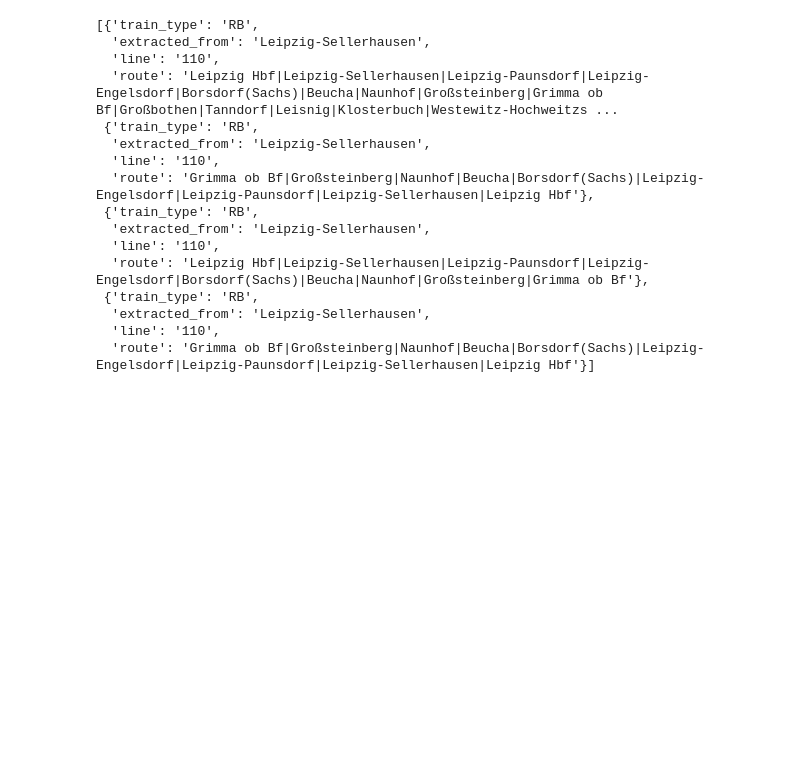
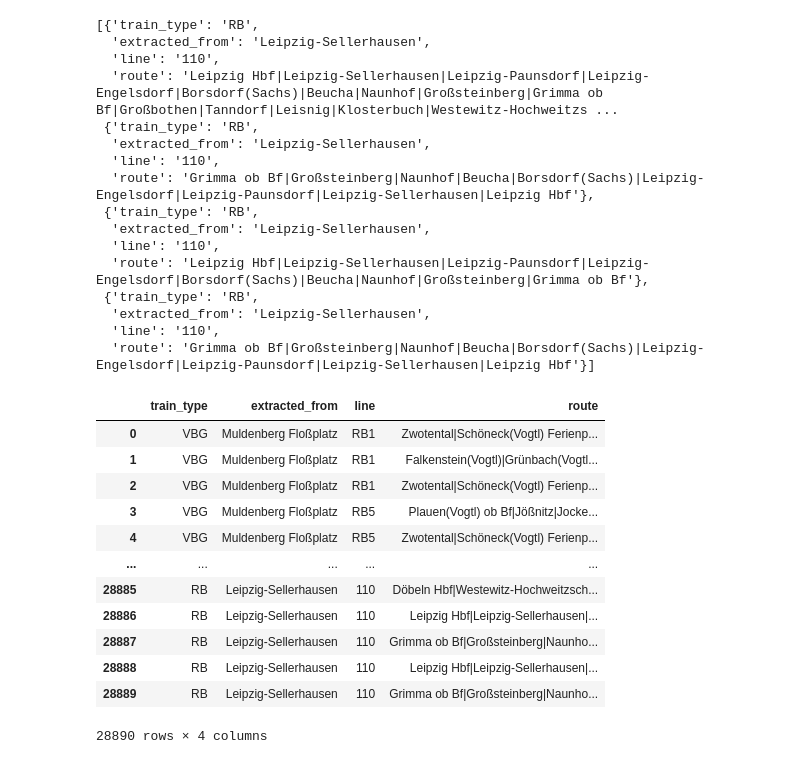
Before and after one commit to rbergm/git-seminar, a Jupyter notebook: src/main/python/Bahn API to rail network conversion.ipynb, the cells around one changed output. Cells and saved outputs as stored; diff of their text form; code cells hidden in the pictures; blank space fills up the shorter version.

Commit message:
Provide all routing data in one big JSON file

```diff
--- a/src/main/python/Bahn API to rail network conversion.ipynb
+++ b/src/main/python/Bahn API to rail network conversion.ipynb
@@ -4,6 +4,7 @@
 General setup and initialization:
 # %%
 from datetime import datetime
+import json
 
 import requests
 
@@ -24,4 +25,8 @@ station_overview_url = "https://api.deutschebahn.com/stada/v2/stations/"
 timetable_base_url = "https://api.deutschebahn.com/timetables/v1/plan/"
 
 
-base_headers = {"Authorization": "Bearer f26a780b3a3767f808d7f1c39c4be75d", "Accept": "application/json"}
+auth_token = ""
+with open("auth.json", "r") as auth_file:
+    auth_data = json.load(auth_file)
+    auth_token = auth_data["token"]
+base_headers = {"Authorization": auth_token, "Accept": "application/json"}
@@ -432,0 +442,17 @@ with open("timetables/complete_timetables.json", "w") as timetables_output:
+# %%
+tt_df = pd.DataFrame(all_connections)
+tt_df
+# %% [output]
+|  | train_type | extracted_from | line | route |
+| 0 | VBG | Muldenberg Floßplatz | RB1 | Zwotental|Schöneck(Vogtl) Ferienp... |
+| 1 | VBG | Muldenberg Floßplatz | RB1 | Falkenstein(Vogtl)|Grünbach(Vogtl... |
+| 2 | VBG | Muldenberg Floßplatz | RB1 | Zwotental|Schöneck(Vogtl) Ferienp... |
+| 3 | VBG | Muldenberg Floßplatz | RB5 | Plauen(Vogtl) ob Bf|Jößnitz|Jocke... |
+| 4 | VBG | Muldenberg Floßplatz | RB5 | Zwotental|Schöneck(Vogtl) Ferienp... |
+| ... | ... | ... | ... | ... |
+| 28885 | RB | Leipzig-Sellerhausen | 110 | Döbeln Hbf|Westewitz-Hochweitzsch... |
+| 28886 | RB | Leipzig-Sellerhausen | 110 | Leipzig Hbf|Leipzig-Sellerhausen|... |
+| 28887 | RB | Leipzig-Sellerhausen | 110 | Grimma ob Bf|Großsteinberg|Naunho... |
+| 28888 | RB | Leipzig-Sellerhausen | 110 | Leipzig Hbf|Leipzig-Sellerhausen|... |
+| 28889 | RB | Leipzig-Sellerhausen | 110 | Grimma ob Bf|Großsteinberg|Naunho... |
+28890 rows × 4 columns
```
Also changed, not shown: parts of 11 cells of this notebook, 2 other files.
